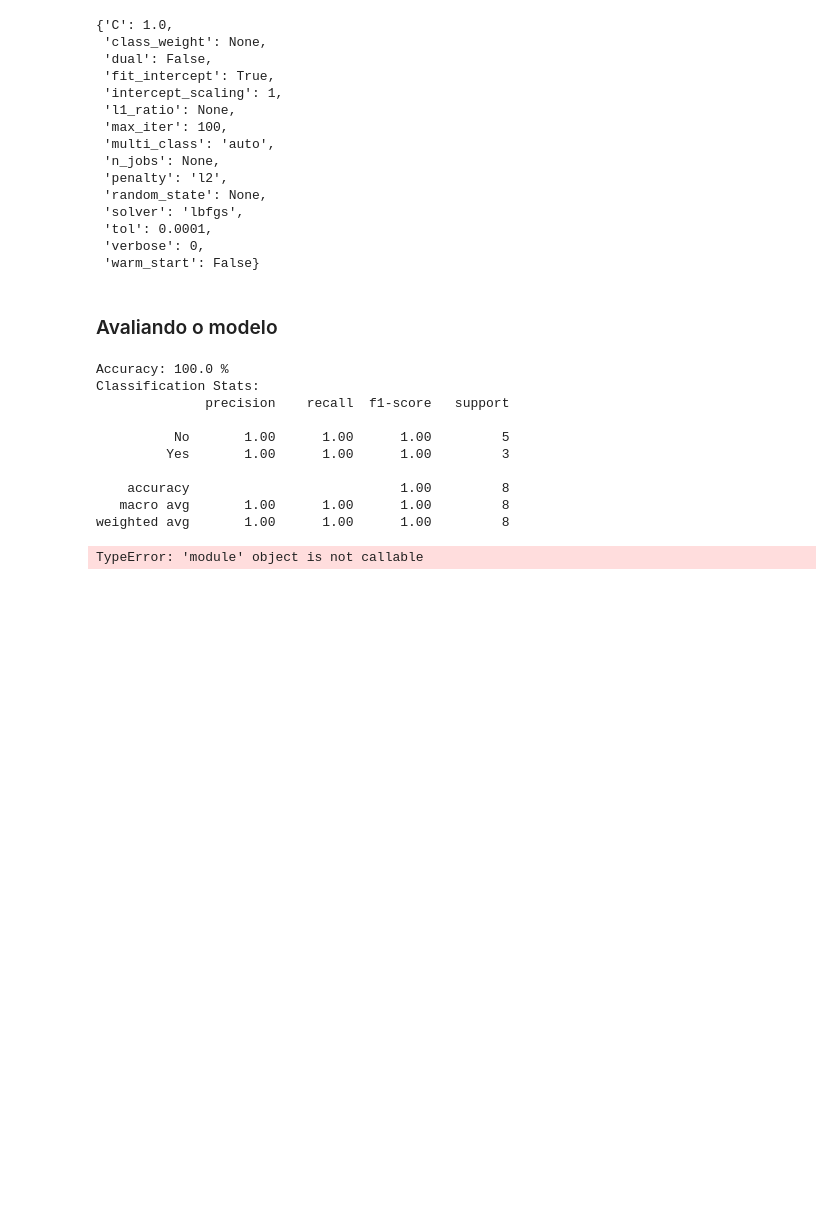
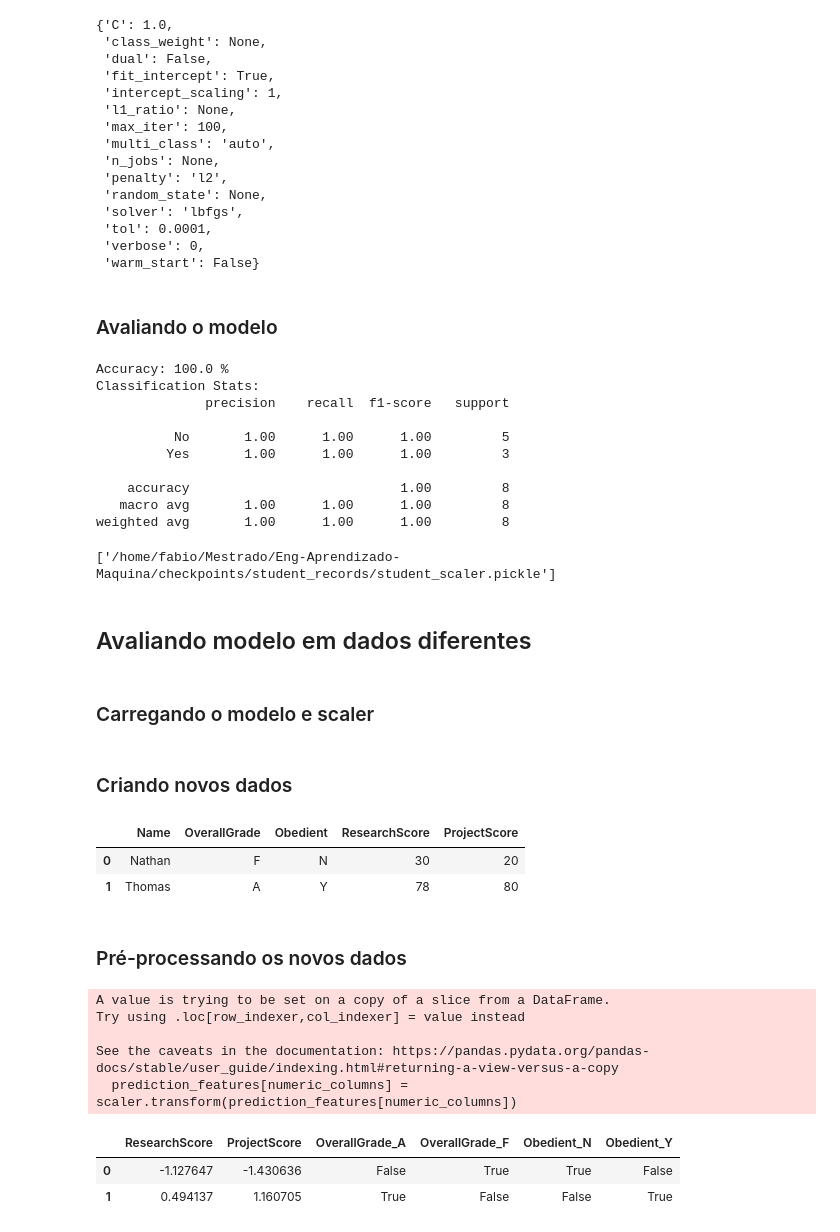
Before and after one commit to Fabio-Trindade/Eng-Aprendizado-M-quina, a Jupyter notebook: AP1/3869-Fabio-AP1.ipynb, the cells around one changed output. Saved outputs shown, nothing was run; the diff lists cells and outputs as text; code cells hidden in the pictures; blank space fills up the shorter version.

```diff
--- a/AP1/3869-Fabio-AP1.ipynb
+++ b/AP1/3869-Fabio-AP1.ipynb
@@ -50,3 +48,2 @@ ModuleNotFoundError: No module named 'sklearn.external'
 # %%
-root_project = UtilPath.get_root_path()
-print(root_project)
+project_root = UtilPath.get_root_path()
@@ -211,11 +206,14 @@ Classification Stats:
 weighted avg       1.00      1.00      1.00         8
 # %%
 path_to_checkpoints = '/checkpoints/student_records/'
-path_to_save = root_project + path_to_checkpoints
+path_to_save = project_root + path_to_checkpoints
 if not os.path.exists(path_to_save):
     os.mkdir(path_to_save)
-jobl = joblib
-jobl(model, path_to_save+'student_model.pickle')
-jobl(ss, path_to_save+'student_scaler.pickle')
+joblib.dump(model, path_to_save+'student_model.pickle')
+joblib.dump(ss, path_to_save+'student_scaler.pickle')
 # %% [output]
-TypeError: 'module' object is not callable
+['/home/fabio/Mestrado/Eng-Aprendizado-Maquina/checkpoints/student_records/student_scaler.pickle']
+# %% [markdown]
+## Avaliando modelo em dados diferentes
+# %% [markdown]
+### Carregando o modelo e scaler
@@ -221,0 +223,37 @@ TypeError: 'module' object is not callable
+# %% [markdown]
+### Criando novos dados
+# %%
+new_data = pd.DataFrame([{'Name': 'Nathan', 'OverallGrade': 'F',
+'Obedient': 'N', 'ResearchScore': 30, 'ProjectScore': 20},
+
+{'Name': 'Thomas', 'OverallGrade': 'A',
+'Obedient': 'Y', 'ResearchScore': 78, 'ProjectScore': 80}])
+
+new_data = new_data[['Name', 'OverallGrade', 'Obedient',
+'ResearchScore', 'ProjectScore']]
+
+new_data
+# %% [output]
+|  | Name | OverallGrade | Obedient | ResearchScore | ProjectScore |
+| 0 | Nathan | F | N | 30 | 20 |
+| 1 | Thomas | A | Y | 78 | 80 |
+# %% [markdown]
+### Pré-processando os novos dados
+# %%
+prediction_features = new_data[feature_columns]
+
+prediction_features[numeric_columns] = scaler.transform(prediction_features[numeric_columns])
+
+prediction_features = pd.get_dummies(prediction_features,
+columns=list(set(feature_columns) - set(numeric_columns)))
+
+prediction_features
+# %% [output]
+A value is trying to be set on a copy of a slice from a DataFrame.
+Try using .loc[row_indexer,col_indexer] = value instead
+
+See the caveats in the documentation: https://pandas.pydata.org/pandas-docs/stable/user_guide/indexing.html#returning-a-view-versus-a-copy
+  prediction_features[numeric_columns] = scaler.transform(prediction_features[numeric_columns])
+|  | ResearchScore | ProjectScore | OverallGrade_A | OverallGrade_F | Obedient_N | Obedient_Y |
+| 0 | -1.127647 | -1.430636 | False | True | True | False |
+| 1 | 0.494137 | 1.160705 | True | False | False | True |
```
Also changed, not shown: parts of 10 cells of this notebook.
